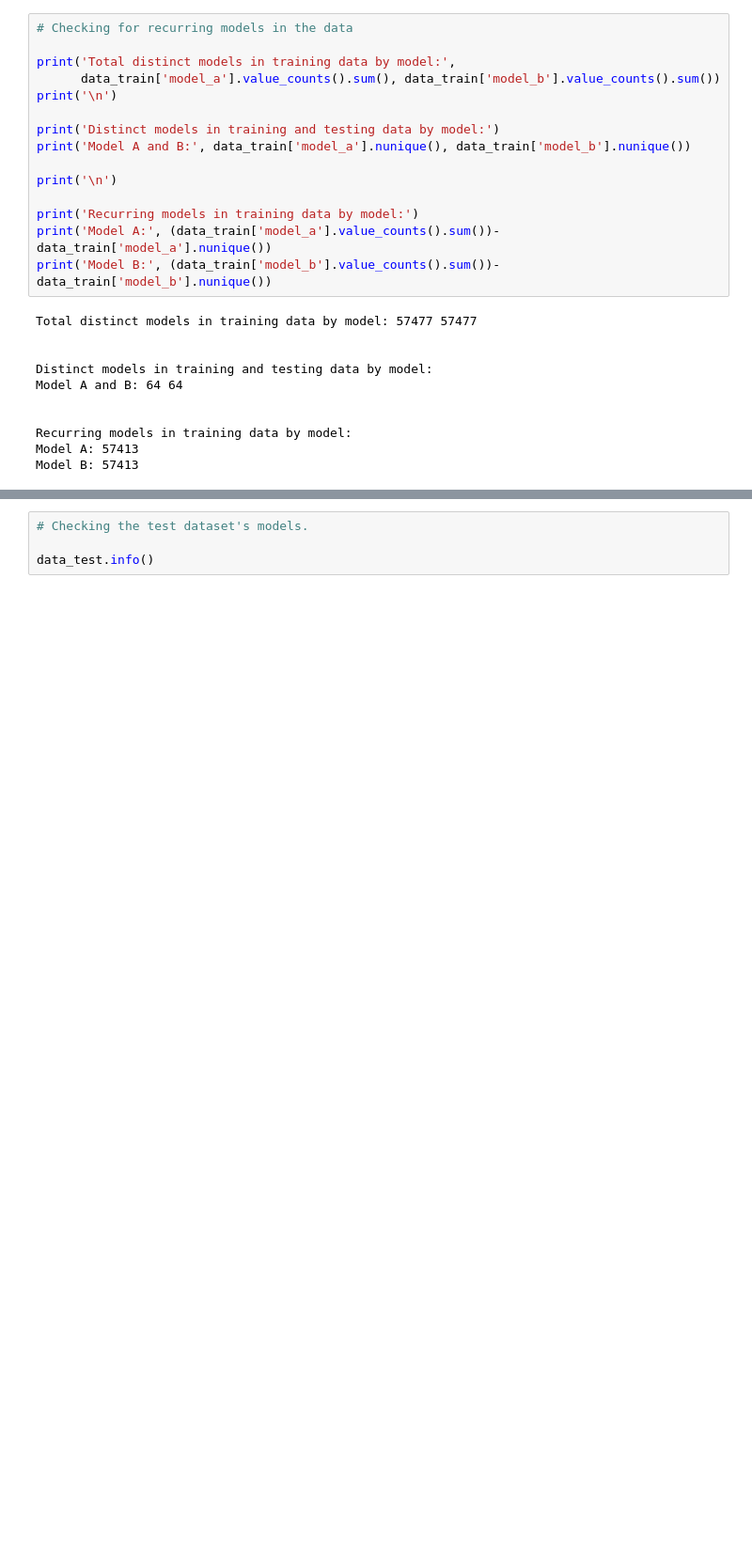
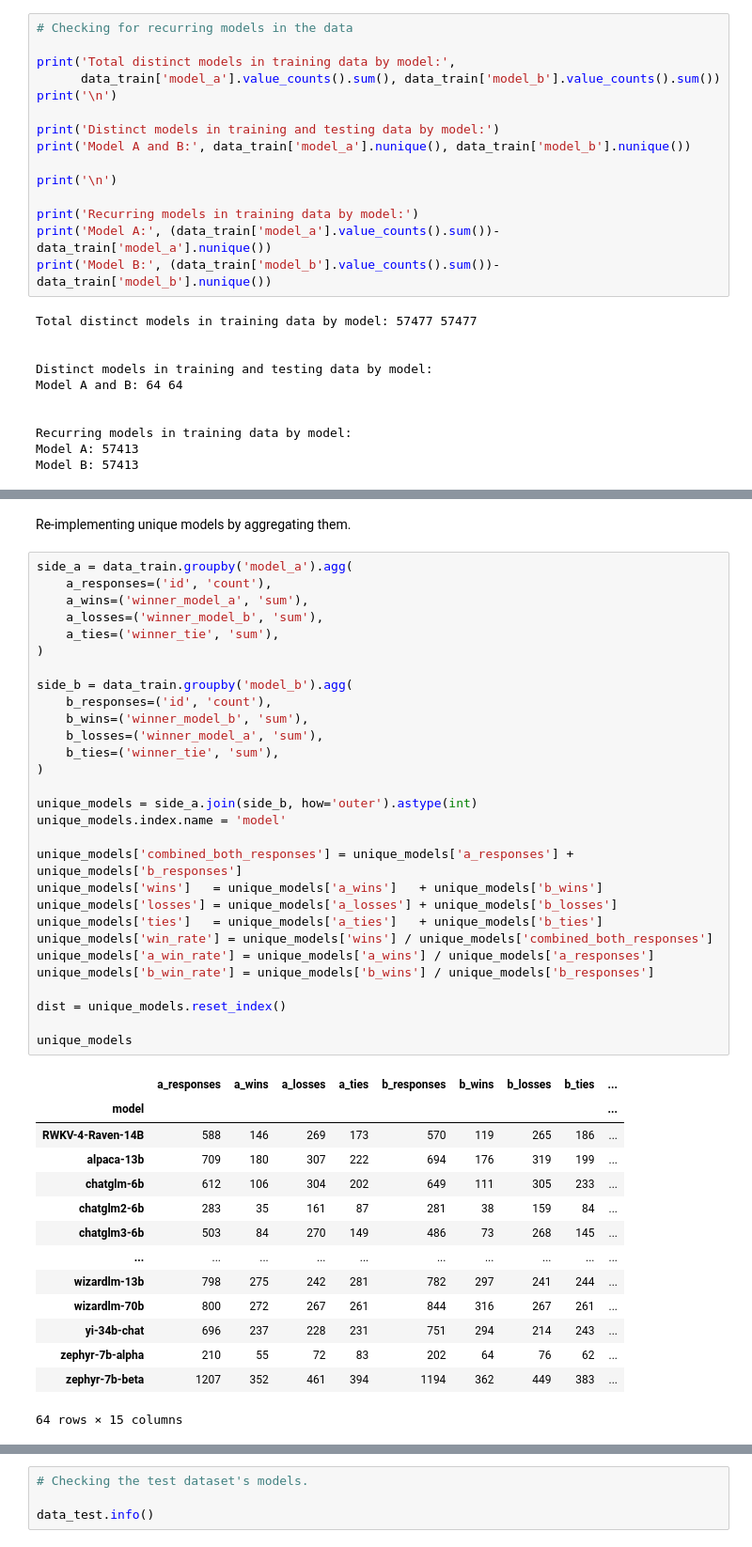
Before and after one commit to ZeroByte57/LLM-Classfication-Finetuning, a Jupyter notebook: EDA.ipynb, the cells around one changed output, grey strips where cells are left out. Shown at 94% size. Drawn from its saved outputs; the diff is of its cells as text; blank space fills up the shorter version.

```diff
--- a/EDA.ipynb
+++ b/EDA.ipynb
@@ -209,0 +214,46 @@ plt.show()
+# %% [markdown]
+Re-implementing unique models by aggregating them.
+# %%
+side_a = data_train.groupby('model_a').agg(
+    a_responses=('id', 'count'),
+    a_wins=('winner_model_a', 'sum'),
+    a_losses=('winner_model_b', 'sum'),
+    a_ties=('winner_tie', 'sum'),
+)
+
+side_b = data_train.groupby('model_b').agg(
+    b_responses=('id', 'count'),
+    b_wins=('winner_model_b', 'sum'),
+    b_losses=('winner_model_a', 'sum'),
+    b_ties=('winner_tie', 'sum'),
+)
+
+unique_models = side_a.join(side_b, how='outer').astype(int)
+unique_models.index.name = 'model'
+
+unique_models['combined_both_responses'] = unique_models['a_responses'] + unique_models['b_responses']
+unique_models['wins']   = unique_models['a_wins']   + unique_models['b_wins']
+unique_models['losses'] = unique_models['a_losses'] + unique_models['b_losses']
+unique_models['ties']   = unique_models['a_ties']   + unique_models['b_ties']
+unique_models['win_rate'] = unique_models['wins'] / unique_models['combined_both_responses']
+unique_models['a_win_rate'] = unique_models['a_wins'] / unique_models['a_responses']
+unique_models['b_win_rate'] = unique_models['b_wins'] / unique_models['b_responses']
+
+dist = unique_models.reset_index()
+
+unique_models
+# %% [output]
+|  | a_responses | a_wins | a_losses | a_ties | b_responses | b_wins | b_losses | b_ties | ... |
+| model |  |  |  |  |  |  |  |  | ... |
+| RWKV-4-Raven-14B | 588 | 146 | 269 | 173 | 570 | 119 | 265 | 186 | ... |
+| alpaca-13b | 709 | 180 | 307 | 222 | 694 | 176 | 319 | 199 | ... |
+| chatglm-6b | 612 | 106 | 304 | 202 | 649 | 111 | 305 | 233 | ... |
+| chatglm2-6b | 283 | 35 | 161 | 87 | 281 | 38 | 159 | 84 | ... |
+| chatglm3-6b | 503 | 84 | 270 | 149 | 486 | 73 | 268 | 145 | ... |
+| ... | ... | ... | ... | ... | ... | ... | ... | ... | ... |
+| wizardlm-13b | 798 | 275 | 242 | 281 | 782 | 297 | 241 | 244 | ... |
+| wizardlm-70b | 800 | 272 | 267 | 261 | 844 | 316 | 267 | 261 | ... |
+| yi-34b-chat | 696 | 237 | 228 | 231 | 751 | 294 | 214 | 243 | ... |
+| zephyr-7b-alpha | 210 | 55 | 72 | 83 | 202 | 64 | 76 | 62 | ... |
+| zephyr-7b-beta | 1207 | 352 | 461 | 394 | 1194 | 362 | 449 | 383 | ... |
+64 rows × 15 columns
```
Also changed, not shown: parts of 20 cells of this notebook, 3 other files.
